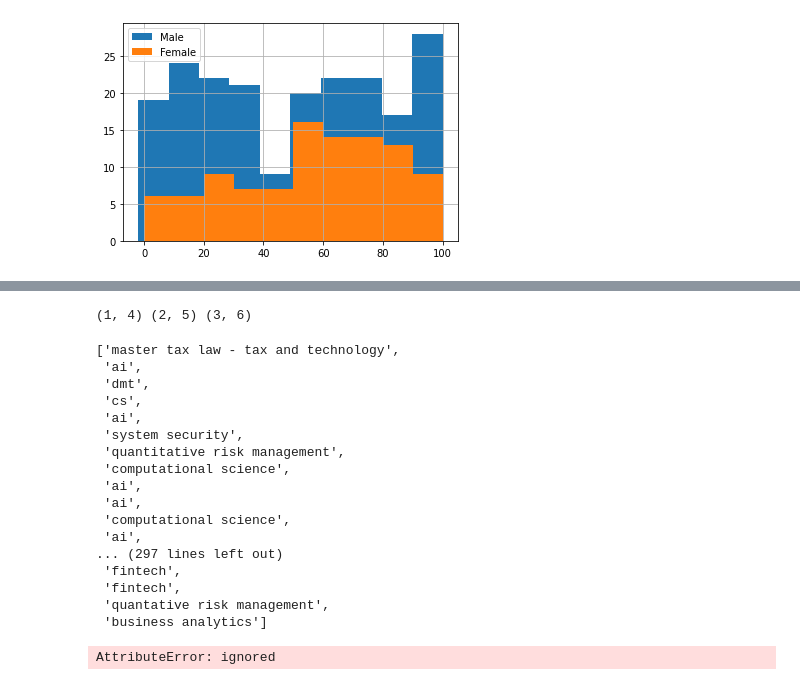
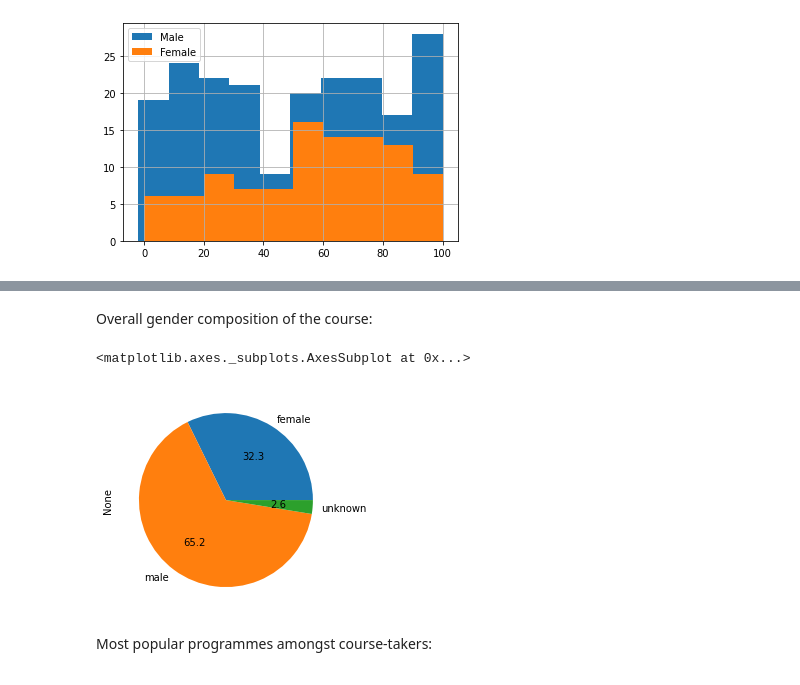
Before and after one commit to sid-chaubs/data-mining-assignment-1, a Jupyter notebook: DMT_1.ipynb, the cells around one changed output, grey strips where cells are left out. Drawn from its saved outputs; the diff is of its cells as text; code cells hidden in the pictures.

Commit message:
Pie charts and gender-programme contingency analysis.

```diff
--- a/DMT_1.ipynb
+++ b/DMT_1.ipynb
@@ -58,19 +59,19 @@ Original data shape:  (313, 17)
 #different regexs for matching possible observed programme names
 match_superfluous = r'(masters|master|msc|m\s|\sat.*|\suva|\(uva\)|\\|\svu)'
 match_cs = r'.*(^cs|\scs|computer science|computational science).*'
-match_ai = r'.*(^ai|\sai|artificial intelligence).*'
-match_bio = r'.*(bioinformatics and systems biology|bioinformatics & systems biology).*'
+match_ai = r'.*(^ai|\sai|artificial intelli).*'
+match_bio = r'.*(bioinformatics and s.*|bioinformatics & systems biology).*'
 match_qrm = r'.*(qrm|quantative risk management|quantitative risk management).*'
 match_ba = r'.*(^ba|\sba|business analytics)'
-match_eor = r'.*(^eor|^e&or|^or|econometrics and operation.*)'
+match_eor = r'.*(^eor|^e&or|^or|econometrics and op.*|econometrics & op.*)'
 match_eds = r'.*(^eds|econometrics and data science.*)'
 match_ec = r'.*(econometrics)'
-match_ft = r'.*(^ft|fintech|finance & technology)'
+match_ft = r'.*(^ft|fintech|finance & technology|finance and technology)'
 
 #zip the matching regexes and corresponding substitutions together
 regsubs = zip([match_superfluous, match_cs, match_ai, match_bio, match_qrm, match_ba, match_eor, match_eds, match_ec, match_ft],
               ['', 'Computer Science', 'Artificial Intelligence', 'Bioinformatics and Systems Biology', 'Quantitative Risk Management',
-               'Business Analytics', 'Econometrics and Operations Research', 'Econometrics and Data Science', 'Econometrics', 'Finane and Technology'])
+               'Business Analytics', 'Econometrics and Operations Research', 'Econometrics and Data Science', 'Econometrics', 'Finance and Technology'])
 
 def regex_to_sub(re, substr):
   '''Helper function for creating an anonymous substitution function with regex.'''
@@ -88,7 +89,8 @@ def chain_sanitize(data, funcs):
     res = res.apply(f)
   return res
 
-list(chain_sanitize(data['What programme are you in?'], regfuncs))
+data['Programme'] = chain_sanitize(data['What programme are you in?'], regfuncs)
+list(data['Programme'])
 # %% [output]
 ['Tax law - tax and technology',
  'Artificial Intelligence',
@@ -152,28 +131,10 @@ a = [1,2]\
-# %%
-print(*zip([1,2,3], [4,5,6]))
-# %% [output]
-(1, 4) (2, 5) (3, 6)
-# %%
-list(data['What programme are you in?'].apply(lambda s: regex.sub(r'\W*(artificial intelligence)', r'AI', s.lower())))
-# %% [output]
-['master tax law - tax and technology',
- 'ai',
- 'dmt',
- 'cs',
- 'ai',
- 'system security',
- 'quantitative risk management',
- 'computational science',
- 'ai',
- 'ai',
- 'computational science',
- 'ai',
-... (297 lines left out)
- 'fintech',
- 'fintech',
- 'quantative risk management',
- 'business analytics']
-# %%
-pd.duplicate()
-# %% [output]
-AttributeError: ignored
+# %% [markdown]
+Overall gender composition of the course:
+# %%
+gender_counts = data.groupby(['What is your gender?']).size()
+gender_counts.plot.pie(autopct='%.1f')
+# %% [output]
+<matplotlib.axes._subplots.AxesSubplot at 0x...>
+[figure, added]
+# %% [markdown]
+Most popular programmes amongst course-takers:
```
Also changed, not shown: parts of 13 cells of this notebook.
